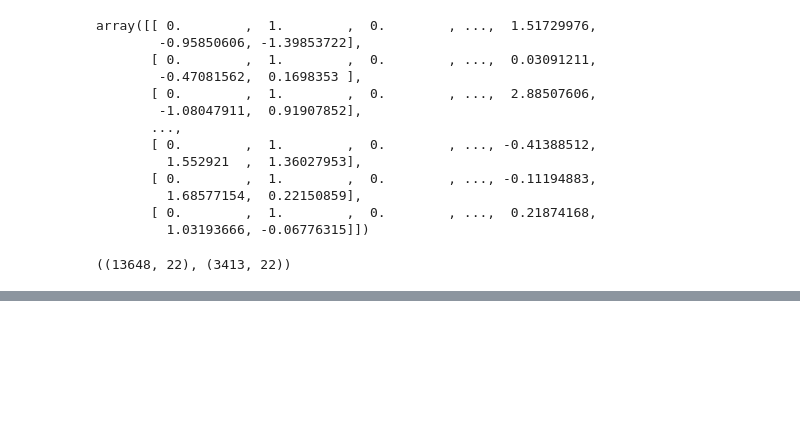
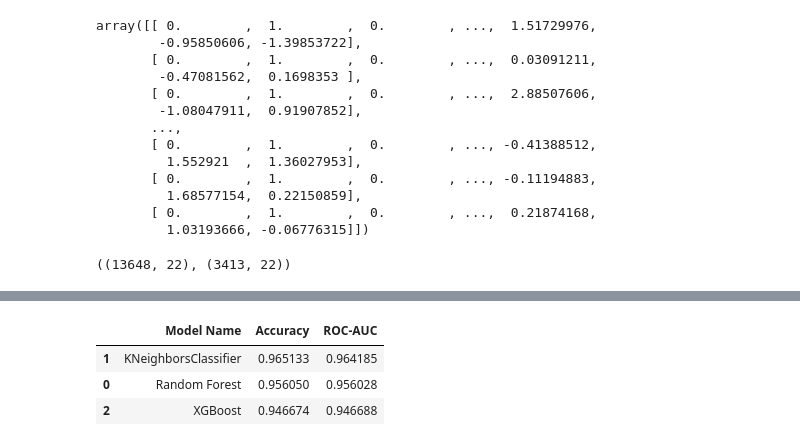
Before and after one commit to sauravyadav7721/Global-Mobility-Application-Analyzer, a Jupyter notebook: notebook/feature_eng.ipynb, the cells around one changed output, grey strips where cells are left out. Cells and saved outputs as stored; diff of their text form; code cells hidden in the pictures; blank space fills up the shorter version.

```diff
--- a/notebook/feature_eng.ipynb
+++ b/notebook/feature_eng.ipynb
@@ -458,0 +465,9 @@ Fitting 3 folds for each of 40 candidates, totalling 120 fits
+# %%
+from sklearn.metrics import roc_auc_score,roc_curve
+best_models = {
+    "Random Forest": RandomForestClassifier(**model_param['RF']),
+    "KNeighborsClassifier": KNeighborsClassifier(**model_param['KNN']),
+    "XGBoost": XGBClassifier(**model_param['XGBoost'], n_jobs=-1,)
+}
+
+tuned_report = evaluate_models(X=X_res, y=y_res, models=best_models)
@@ -458,0 +492,7 @@ Fitting 3 folds for each of 40 candidates, totalling 120 fits
+# %%
+tuned_report
+# %% [output]
+|  | Model Name | Accuracy | ROC-AUC |
+| 1 | KNeighborsClassifier | 0.965133 | 0.964185 |
+| 0 | Random Forest | 0.956050 | 0.956028 |
+| 2 | XGBoost | 0.946674 | 0.946688 |
```
Also changed, not shown: parts of 7 cells of this notebook, 3 other files.
